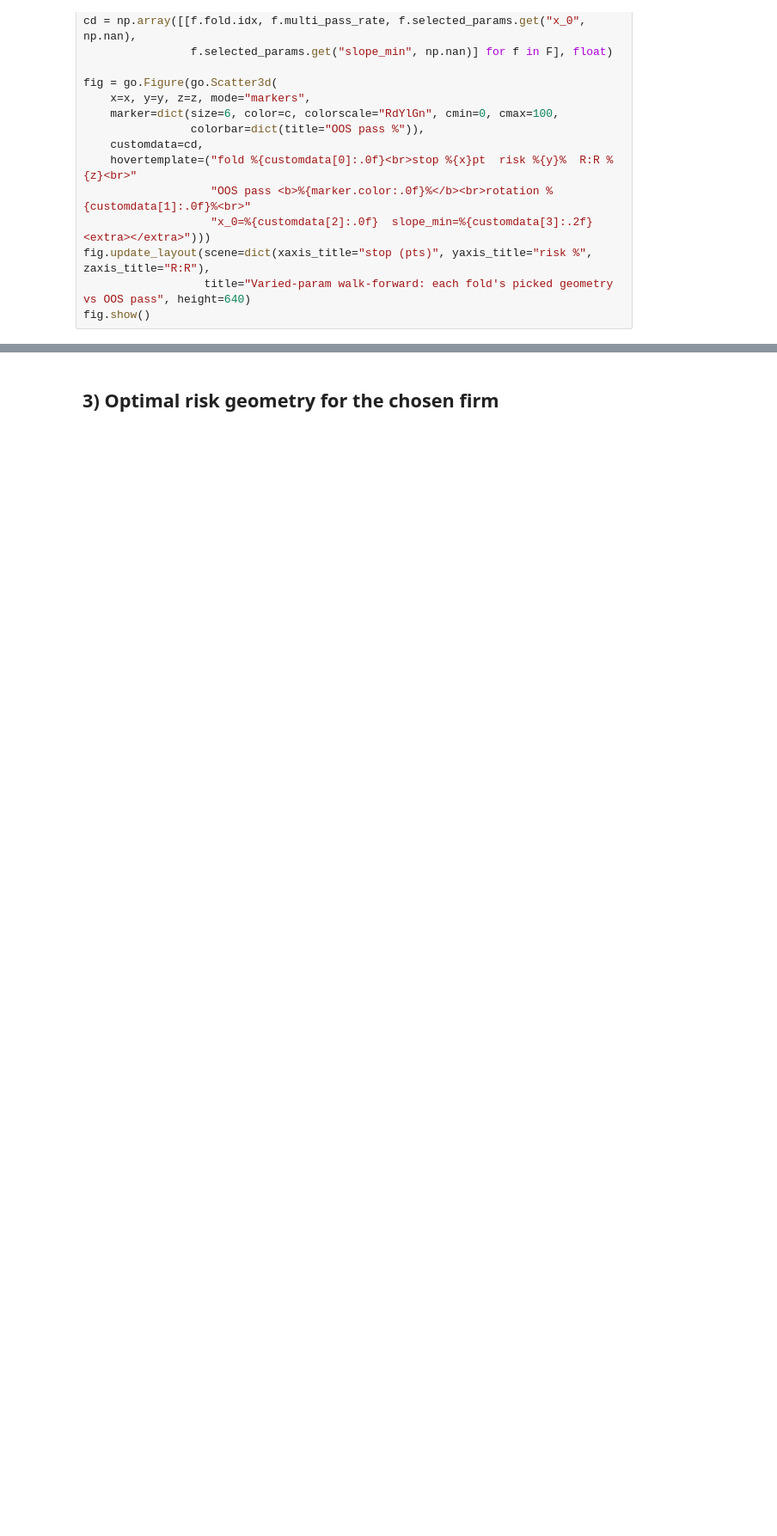
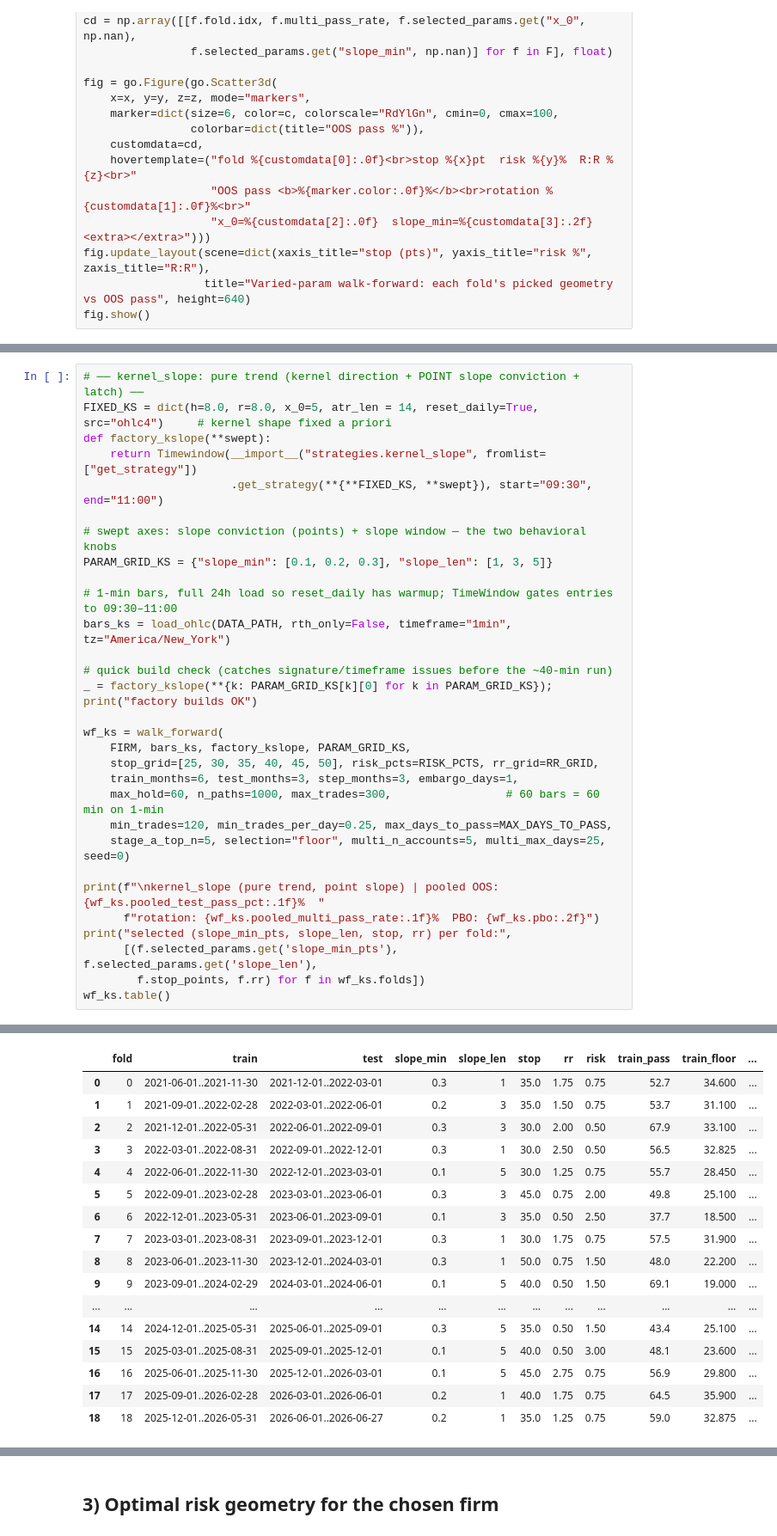
Before and after one commit to 2115hsun/Propfirm-Convex-Payoff-Analysis, a Jupyter notebook: Master Analysis/analysis_notebook_1 (updated 08.09.26).ipynb, the cells around one changed output, grey strips where cells are left out. Shown at 86% size. Drawn from its saved outputs; the diff is of its cells as text; blank space fills up the shorter version.

```diff
--- a/Master Analysis/analysis_notebook_1 (updated 08.09.26).ipynb
+++ b/Master Analysis/analysis_notebook_1 (updated 08.09.26).ipynb
@@ -326,0 +1278,31 @@ selected R:R per fold: [2.5, 2.0, 0.5, 1.0, 1.75, 1.75, 2.5, 0.75, 0.75, 0.5, 2.
+# %%
+# ── kernel_slope: pure trend (kernel direction + POINT slope conviction + latch) ──
+FIXED_KS = dict(h=8.0, r=8.0, x_0=5, atr_len = 14, reset_daily=True, src="ohlc4")     # kernel shape fixed a priori
+def factory_kslope(**swept):
+    return Timewindow(__import__("strategies.kernel_slope", fromlist=["get_strategy"])
+                      .get_strategy(**{**FIXED_KS, **swept}), start="09:30", end="11:00")
+
+# swept axes: slope conviction (points) + slope window — the two behavioral knobs
+PARAM_GRID_KS = {"slope_min": [0.1, 0.2, 0.3], "slope_len": [1, 3, 5]}
+
+# 1-min bars, full 24h load so reset_daily has warmup; TimeWindow gates entries to 09:30–11:00
+bars_ks = load_ohlc(DATA_PATH, rth_only=False, timeframe="1min", tz="America/New_York")
+
+# quick build check (catches signature/timeframe issues before the ~40-min run)
+_ = factory_kslope(**{k: PARAM_GRID_KS[k][0] for k in PARAM_GRID_KS}); print("factory builds OK")
+
+wf_ks = walk_forward(
+    FIRM, bars_ks, factory_kslope, PARAM_GRID_KS,
+    stop_grid=[25, 30, 35, 40, 45, 50], risk_pcts=RISK_PCTS, rr_grid=RR_GRID,
+    train_months=6, test_months=3, step_months=3, embargo_days=1,
+    max_hold=60, n_paths=1000, max_trades=300,                 # 60 bars = 60 min on 1-min
+    min_trades=120, min_trades_per_day=0.25, max_days_to_pass=MAX_DAYS_TO_PASS,
+    stage_a_top_n=5, selection="floor", multi_n_accounts=5, multi_max_days=25, seed=0)
+
+print(f"\nkernel_slope (pure trend, point slope) | pooled OOS: {wf_ks.pooled_test_pass_pct:.1f}%  "
+      f"rotation: {wf_ks.pooled_multi_pass_rate:.1f}%  PBO: {wf_ks.pbo:.2f}")
+print("selected (slope_min_pts, slope_len, stop, rr) per fold:",
+      [(f.selected_params.get('slope_min_pts'), f.selected_params.get('slope_len'),
+        f.stop_points, f.rr) for f in wf_ks.folds])
+wf_ks.table()
+# %% [output]
@@ -326,0 +1326,17 @@ selected R:R per fold: [2.5, 2.0, 0.5, 1.0, 1.75, 1.75, 2.5, 0.75, 0.75, 0.5, 2.
+|  | fold | train | test | slope_min | slope_len | stop | rr | risk | train_pass | train_floor | ... |
+| 0 | 0 | 2021-06-01..2021-11-30 | 2021-12-01..2022-03-01 | 0.3 | 1 | 35.0 | 1.75 | 0.75 | 52.7 | 34.600 | ... |
+| 1 | 1 | 2021-09-01..2022-02-28 | 2022-03-01..2022-06-01 | 0.2 | 3 | 35.0 | 1.50 | 0.75 | 53.7 | 31.100 | ... |
+| 2 | 2 | 2021-12-01..2022-05-31 | 2022-06-01..2022-09-01 | 0.3 | 3 | 30.0 | 2.00 | 0.50 | 67.9 | 33.100 | ... |
+| 3 | 3 | 2022-03-01..2022-08-31 | 2022-09-01..2022-12-01 | 0.3 | 1 | 30.0 | 2.50 | 0.50 | 56.5 | 32.825 | ... |
+| 4 | 4 | 2022-06-01..2022-11-30 | 2022-12-01..2023-03-01 | 0.1 | 5 | 30.0 | 1.25 | 0.75 | 55.7 | 28.450 | ... |
+| 5 | 5 | 2022-09-01..2023-02-28 | 2023-03-01..2023-06-01 | 0.3 | 3 | 45.0 | 0.75 | 2.00 | 49.8 | 25.100 | ... |
+| 6 | 6 | 2022-12-01..2023-05-31 | 2023-06-01..2023-09-01 | 0.1 | 3 | 35.0 | 0.50 | 2.50 | 37.7 | 18.500 | ... |
+| 7 | 7 | 2023-03-01..2023-08-31 | 2023-09-01..2023-12-01 | 0.3 | 1 | 30.0 | 1.75 | 0.75 | 57.5 | 31.900 | ... |
+| 8 | 8 | 2023-06-01..2023-11-30 | 2023-12-01..2024-03-01 | 0.3 | 1 | 50.0 | 0.75 | 1.50 | 48.0 | 22.200 | ... |
+| 9 | 9 | 2023-09-01..2024-02-29 | 2024-03-01..2024-06-01 | 0.1 | 5 | 40.0 | 0.50 | 1.50 | 69.1 | 19.000 | ... |
+| ... | ... | ... | ... | ... | ... | ... | ... | ... | ... | ... | ... |
+| 14 | 14 | 2024-12-01..2025-05-31 | 2025-06-01..2025-09-01 | 0.3 | 5 | 35.0 | 0.50 | 1.50 | 43.4 | 25.100 | ... |
+| 15 | 15 | 2025-03-01..2025-08-31 | 2025-09-01..2025-12-01 | 0.1 | 5 | 40.0 | 0.50 | 3.00 | 48.1 | 23.600 | ... |
+| 16 | 16 | 2025-06-01..2025-11-30 | 2025-12-01..2026-03-01 | 0.1 | 5 | 45.0 | 2.75 | 0.75 | 56.9 | 29.800 | ... |
+| 17 | 17 | 2025-09-01..2026-02-28 | 2026-03-01..2026-06-01 | 0.2 | 1 | 40.0 | 1.75 | 0.75 | 64.5 | 35.900 | ... |
+| 18 | 18 | 2025-12-01..2026-05-31 | 2026-06-01..2026-06-27 | 0.2 | 1 | 35.0 | 1.25 | 0.75 | 59.0 | 32.875 | ... |
```
Also changed, not shown: parts of 54 cells of this notebook, 7 other files.
